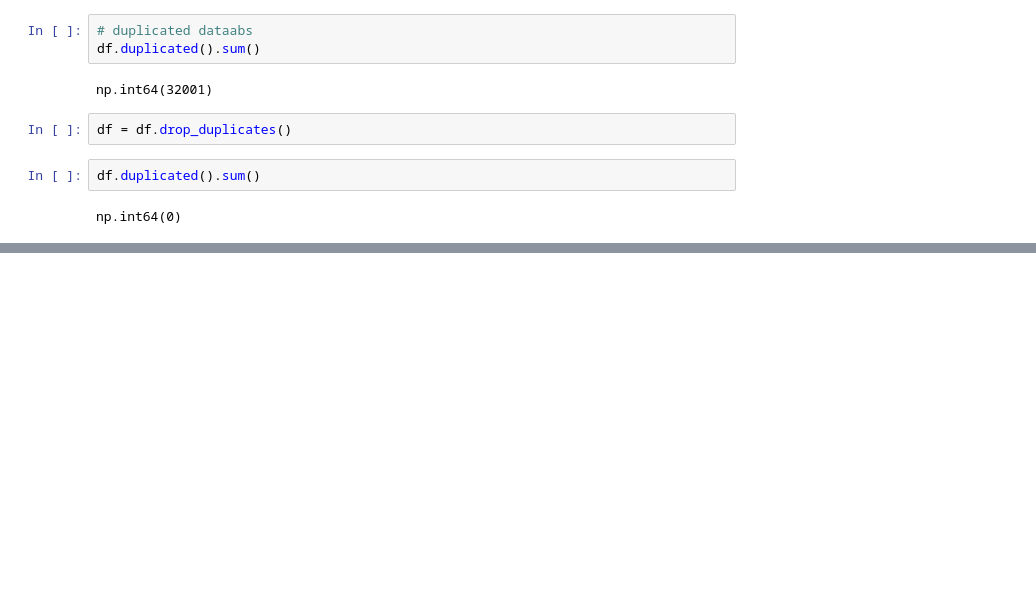
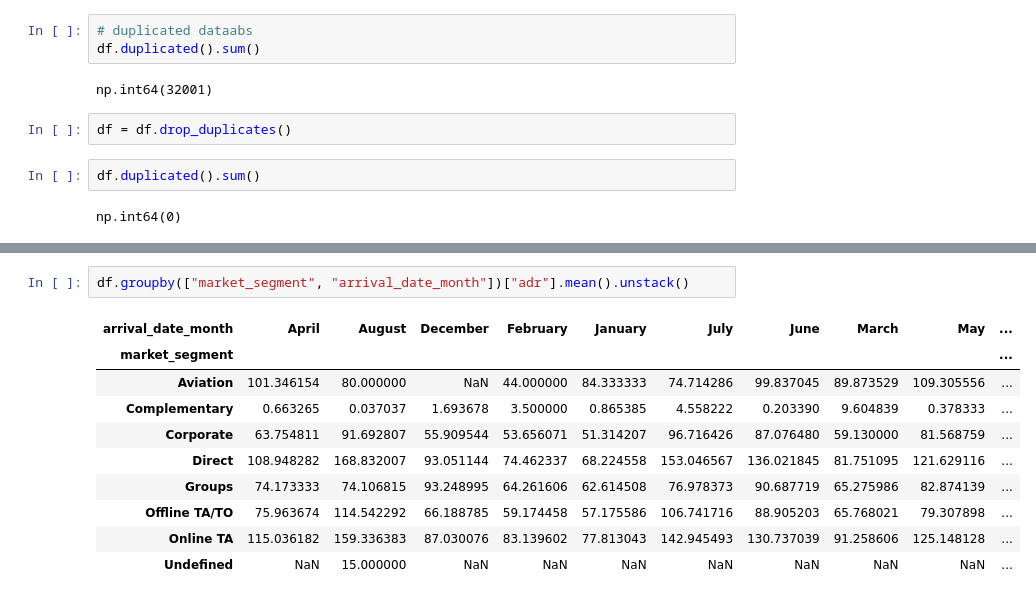
Before and after one commit to KyraWillow/Learning-Pandas-V2, a Jupyter notebook: Pandas_Basic_EDA.ipynb, the cells around one changed output, grey strips where cells are left out. Cells and saved outputs as stored; diff of their text form; blank space fills up the shorter version.

```diff
--- a/Pandas_Basic_EDA.ipynb
+++ b/Pandas_Basic_EDA.ipynb
@@ -215,0 +259,13 @@ np.int64(0)
+# %%
+df.groupby(["market_segment", "arrival_date_month"])["adr"].mean().unstack()
+# %% [output]
+| arrival_date_month | April | August | December | February | January | July | June | March | May | ... |
+| market_segment |  |  |  |  |  |  |  |  |  | ... |
+| Aviation | 101.346154 | 80.000000 | NaN | 44.000000 | 84.333333 | 74.714286 | 99.837045 | 89.873529 | 109.305556 | ... |
+| Complementary | 0.663265 | 0.037037 | 1.693678 | 3.500000 | 0.865385 | 4.558222 | 0.203390 | 9.604839 | 0.378333 | ... |
+| Corporate | 63.754811 | 91.692807 | 55.909544 | 53.656071 | 51.314207 | 96.716426 | 87.076480 | 59.130000 | 81.568759 | ... |
+| Direct | 108.948282 | 168.832007 | 93.051144 | 74.462337 | 68.224558 | 153.046567 | 136.021845 | 81.751095 | 121.629116 | ... |
+| Groups | 74.173333 | 74.106815 | 93.248995 | 64.261606 | 62.614508 | 76.978373 | 90.687719 | 65.275986 | 82.874139 | ... |
+| Offline TA/TO | 75.963674 | 114.542292 | 66.188785 | 59.174458 | 57.175586 | 106.741716 | 88.905203 | 65.768021 | 79.307898 | ... |
+| Online TA | 115.036182 | 159.336383 | 87.030076 | 83.139602 | 77.813043 | 142.945493 | 130.737039 | 91.258606 | 125.148128 | ... |
+| Undefined | NaN | 15.000000 | NaN | NaN | NaN | NaN | NaN | NaN | NaN | ... |
```
Also changed, not shown: parts of 13 cells of this notebook.
